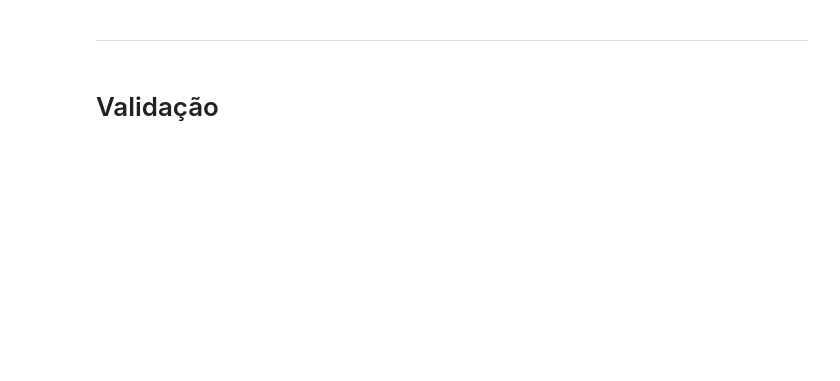
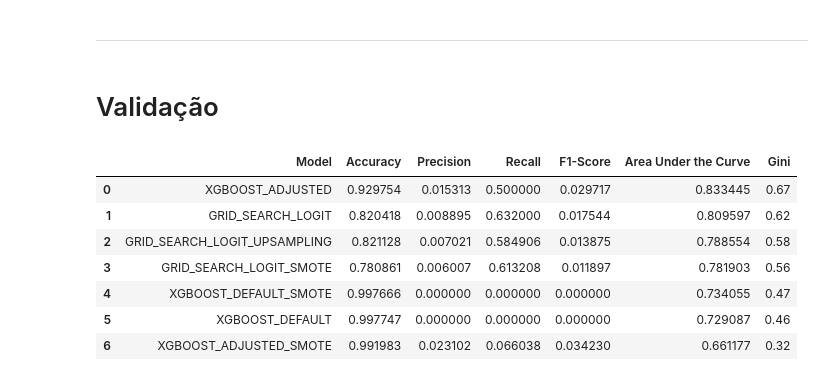
Before and after one commit to SalisEduardo/EAD0830-IA-aplic-financas, a Jupyter notebook: Atividades/atv2/entrega_atv2.ipynb, the cells around one changed output. Saved outputs shown, nothing was run; the diff lists cells and outputs as text; code cells hidden in the pictures; blank space fills up the shorter version.

```diff
--- a/Atividades/atv2/entrega_atv2.ipynb
+++ b/Atividades/atv2/entrega_atv2.ipynb
@@ -547,9 +579,9 @@ print("Fraudulent transactions are %.2f%% of the test set." % (smote_value_count
 # %%
-xgb_cl = xgb.XGBClassifier(objective = "binary:logistic", n_estimators = 45, seed = 42, scale_pos_weight = 10)
+xgb_cl_smote = xgb.XGBClassifier(objective = "binary:logistic", n_estimators = 45, seed = 42, scale_pos_weight = 10)
 avaliacao = [(X_train_smote, y_train_smote), (X_test, y_test)]
 
-xgb_cl.fit(X_train, y_train, eval_metric = ["auc"], eval_set = avaliacao, verbose = True)
-resultados_mod = xgb_cl.evals_result()
+xgb_cl_smote.fit(X_train, y_train, eval_metric = ["auc"], eval_set = avaliacao, verbose = True)
+resultados_mod = xgb_cl_smote.evals_result()
 # %% [output]
 [0]     validation_0-auc:0.62176        validation_1-auc:0.55053
 [1]     validation_0-auc:0.64975        validation_1-auc:0.56336
@@ -614,3 +646,6 @@ plot_classification_metrics(xgb_cl,y_test,X_test)
 # %% [output]
 [figure]
 [figure]
+# %%
+kpis_v5 = get_metrics_table(xgb_cl_smote,y_test,X_test,model_name="xgboost_default_smote")
+kpis_v5
@@ -723,3 +761,6 @@ plot_classification_metrics(xgboost_v2,y_test,X_test)
 # %% [output]
 [figure]
 [figure]
+# %%
+kpis_v6 = get_metrics_table(xgboost_v2,y_test,X_test,model_name="xgboost_adjusted")
+kpis_v6
@@ -804,0 +849,3 @@ plot_classification_metrics(xgboost_smote,y_test,X_test)
+# %%
+kpis_v7 = get_metrics_table(xgboost_smote,y_test,X_test,model_name="xgboost_adjusted_smote")
+kpis_v7
@@ -806,3 +856,18 @@ plot_classification_metrics(xgboost_smote,y_test,X_test)
 ---------
 # %% [markdown]
 # Validação
+# %%
+all_kpis = pd.concat([kpis_v1,kpis_v2,kpis_v3,kpis_v4,kpis_v5,kpis_v6,kpis_v7]).sort_values("Area Under the Curve",ascending=False)
+all_kpis['Model'] = all_kpis['Model'].str.upper()
+all_kpis.reset_index(drop=True,inplace=True)
+all_kpis.to_excel("kpis_models.xlsx")
+all_kpis
+# %% [output]
+|  | Model | Accuracy | Precision | Recall | F1-Score | Area Under the Curve | Gini |
+| 0 | XGBOOST_ADJUSTED | 0.929754 | 0.015313 | 0.500000 | 0.029717 | 0.833445 | 0.67 |
+| 1 | GRID_SEARCH_LOGIT | 0.820418 | 0.008895 | 0.632000 | 0.017544 | 0.809597 | 0.62 |
+| 2 | GRID_SEARCH_LOGIT_UPSAMPLING | 0.821128 | 0.007021 | 0.584906 | 0.013875 | 0.788554 | 0.58 |
+| 3 | GRID_SEARCH_LOGIT_SMOTE | 0.780861 | 0.006007 | 0.613208 | 0.011897 | 0.781903 | 0.56 |
+| 4 | XGBOOST_DEFAULT_SMOTE | 0.997666 | 0.000000 | 0.000000 | 0.000000 | 0.734055 | 0.47 |
+| 5 | XGBOOST_DEFAULT | 0.997747 | 0.000000 | 0.000000 | 0.000000 | 0.729087 | 0.46 |
+| 6 | XGBOOST_ADJUSTED_SMOTE | 0.991983 | 0.023102 | 0.066038 | 0.034230 | 0.661177 | 0.32 |
```
Also changed, not shown: parts of 28 cells of this notebook, 6 other files.
